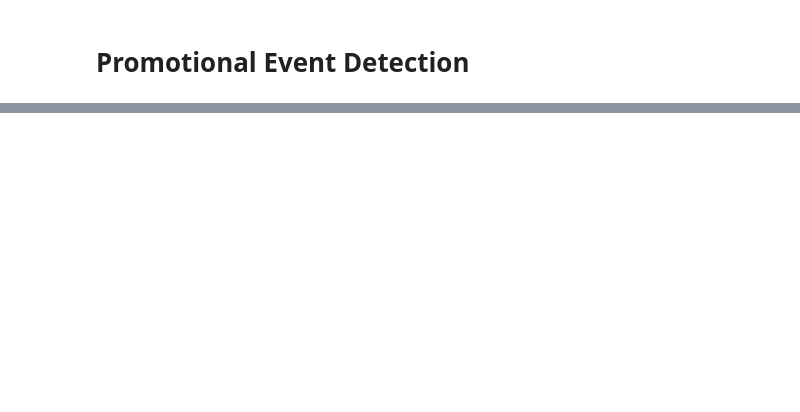
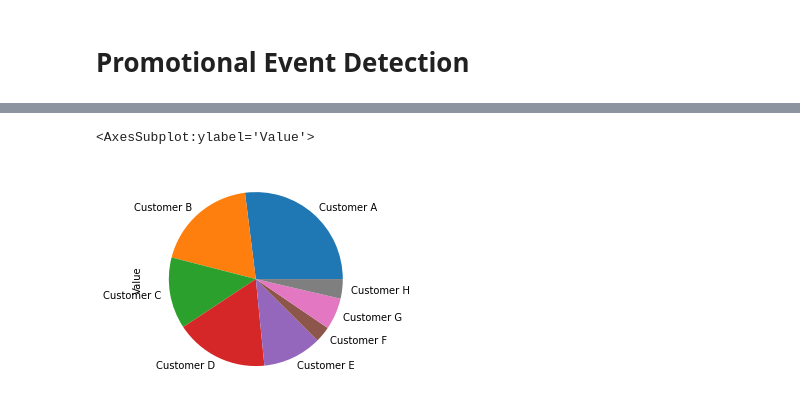
Before and after one commit to khubabshams/game3, a Jupyter notebook: promotional_event_detection.ipynb, the cells around one changed output, grey strips where cells are left out. Cells and saved outputs as stored; diff of their text form; code cells hidden in the pictures; blank space fills up the shorter version.

```diff
--- a/promotional_event_detection.ipynb
+++ b/promotional_event_detection.ipynb
@@ -52,0 +101,5 @@ df.corr() # correlation table of variables
+# %%
+df.groupby(['CUSTOMER'])['Value'].sum().plot(kind='pie') # Total-value of each Customer
+# %% [output]
+<AxesSubplot:ylabel='Value'>
+[figure, added]
```
Also changed, not shown: parts of 15 cells of this notebook.
